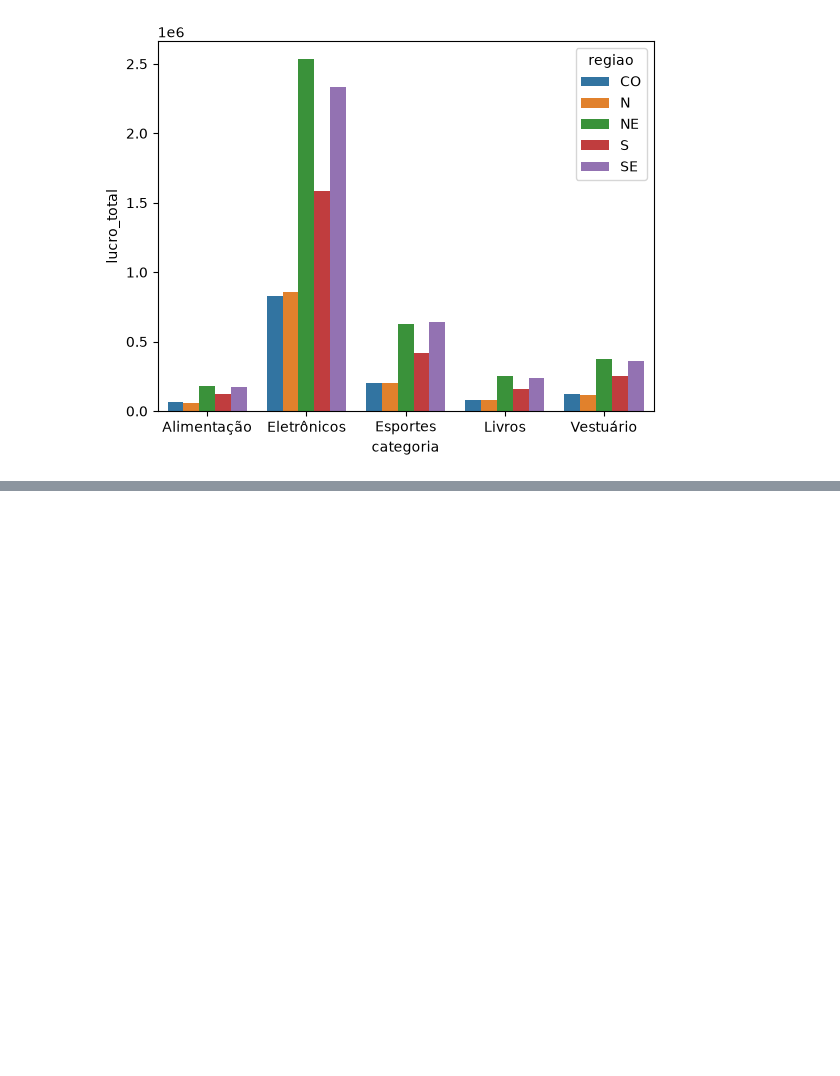
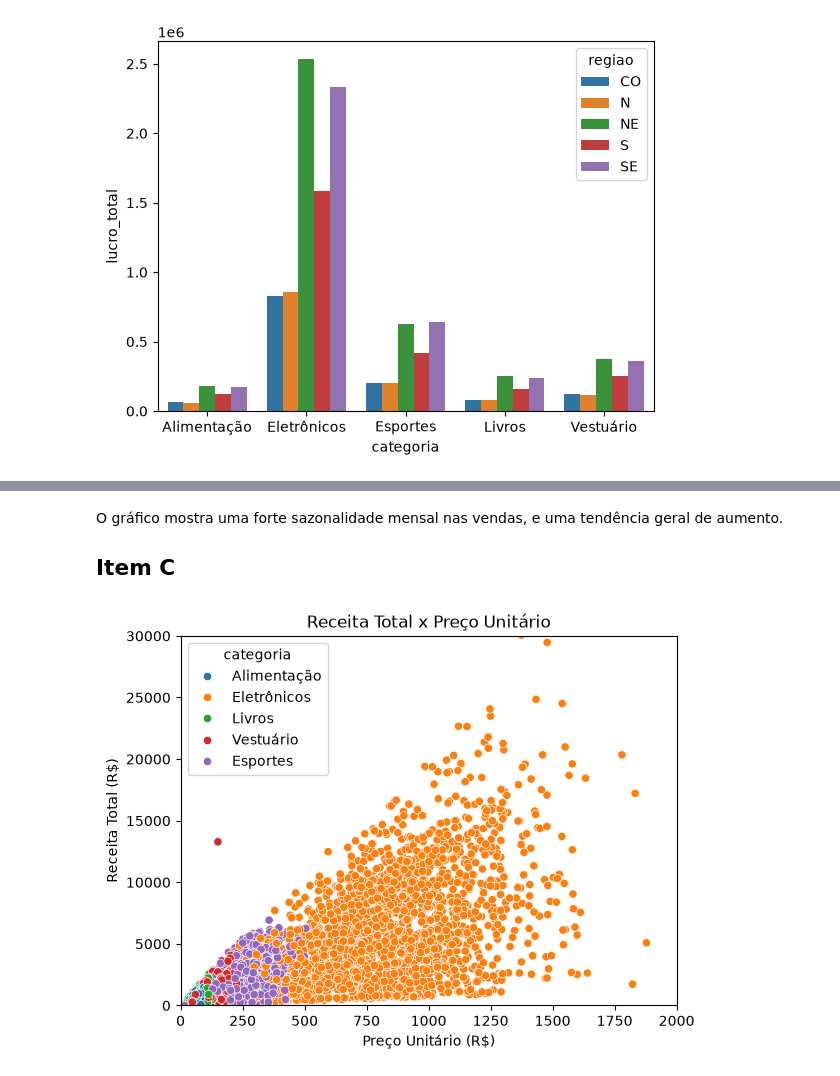
Before and after one commit to UFRJ-Analytica/ufrj-analytica-training, a Jupyter notebook: entregaveis/notebooks/rhenan_goncalves.ipynb, the cells around one changed output, grey strips where cells are left out. Saved outputs shown, nothing was run; the diff lists cells and outputs as text; code cells hidden in the pictures; blank space fills up the shorter version.

```diff
--- a/entregaveis/notebooks/rhenan_goncalves.ipynb
+++ b/entregaveis/notebooks/rhenan_goncalves.ipynb
@@ -797,0 +831,15 @@ Quase confimado que o dataset é artificial, em muitos locais diferentes vejo pr
+# %% [markdown]
+O gráfico mostra uma forte sazonalidade mensal nas vendas, e uma tendência geral de aumento.
+
+## Item C
+# %%
+df_sample = df.sample(frac=0.3)
+sns.scatterplot(data= df_sample, x='preco_unitario', y='receita_total', hue="categoria")
+plt.title('Receita Total x Preço Unitário')
+plt.xlabel('Preço Unitário (R$)')
+plt.ylabel('Receita Total (R$)')
+plt.xlim(0, 2000) #tem alguns outliers q vao ser escondidos, mas ai ada pra ver melhor
+plt.ylim(0, 30000) #tem alguns outliers q vao ser escondidos, mas ai ada pra ver melhor
+plt.show()
+# %% [output]
+[figure, added]
```
Also changed, not shown: parts of 7 cells of this notebook.
